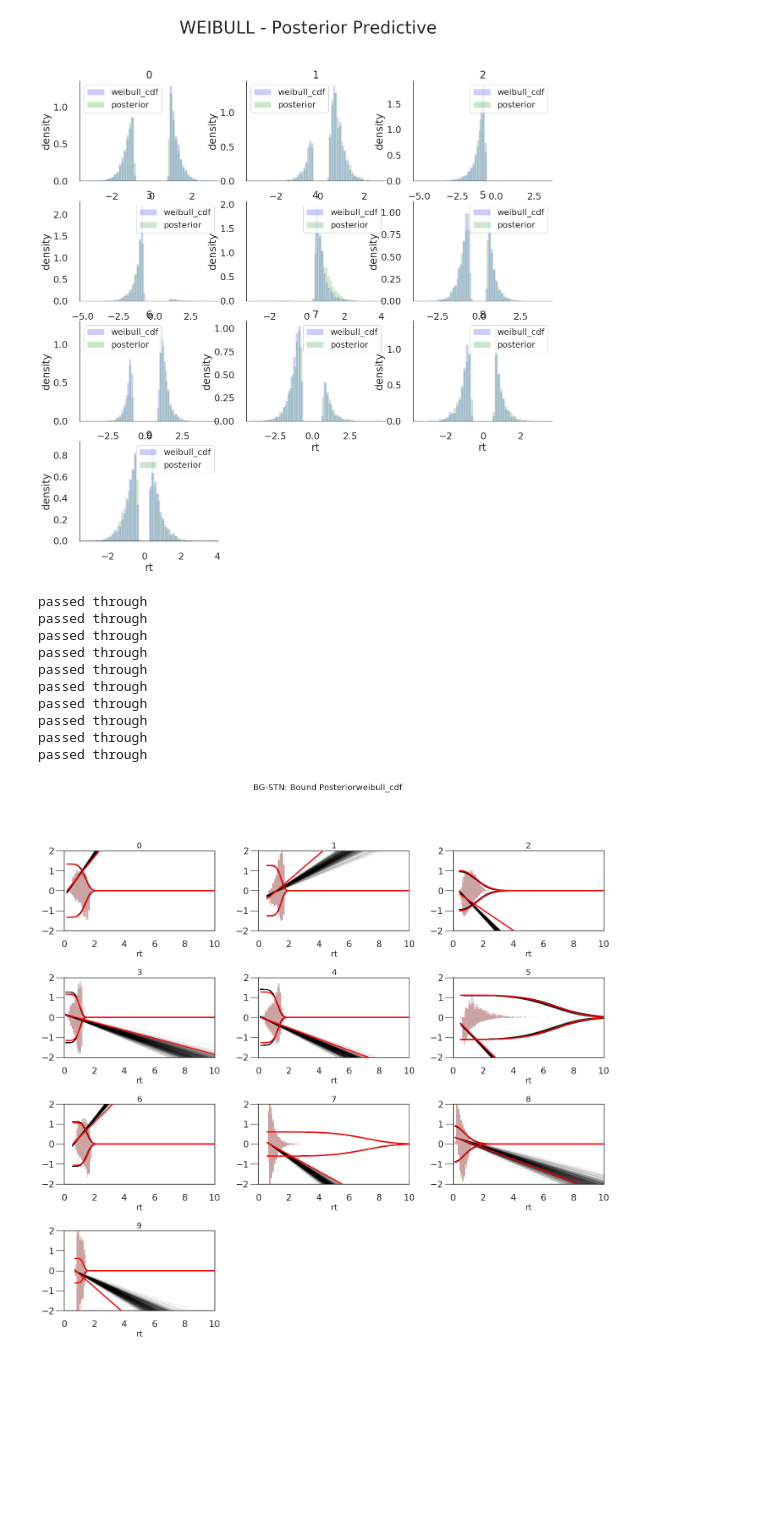
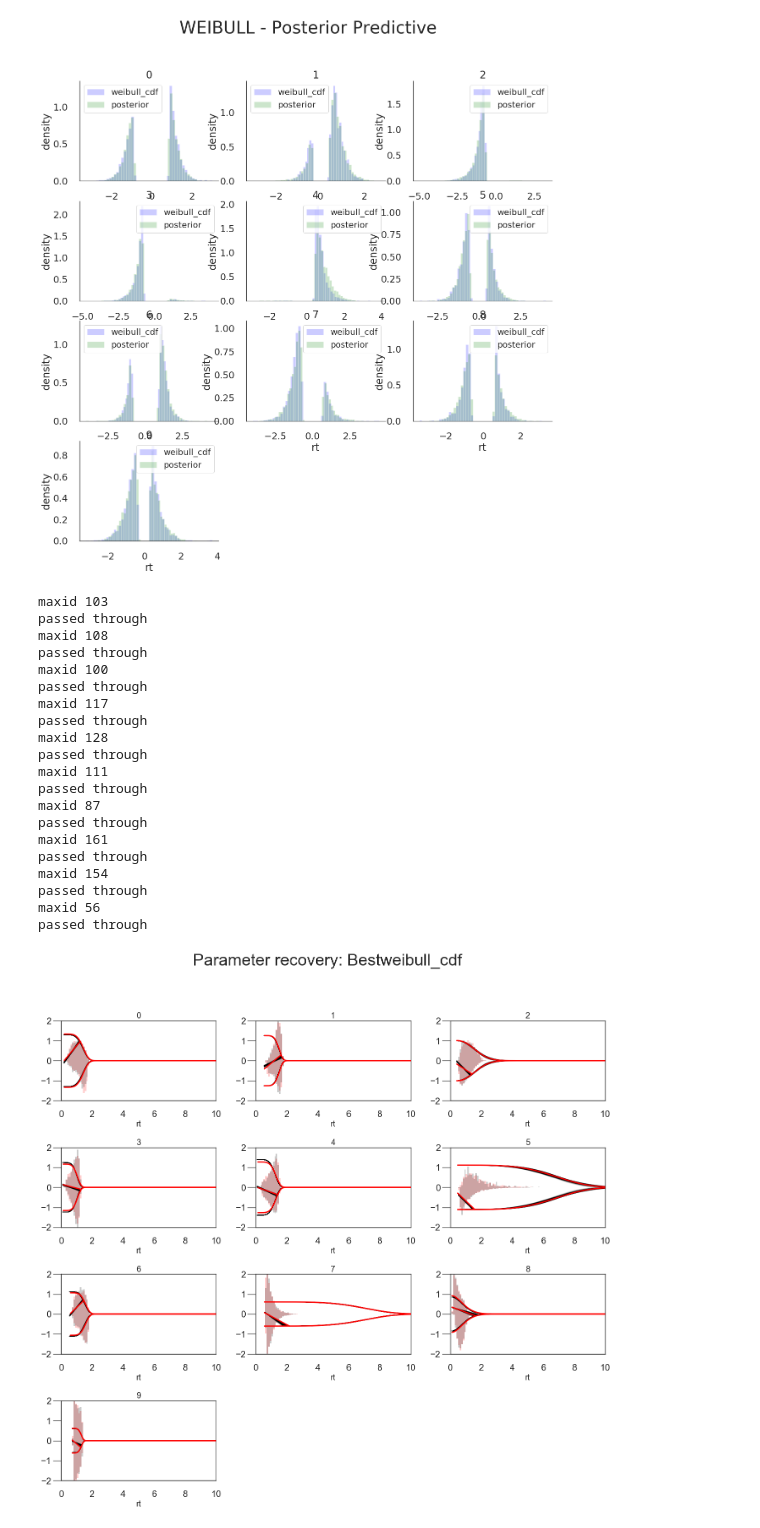
Before and after one commit to AlexanderFengler/nn_likelihoods, a Jupyter notebook: visualize_posterior_plots.ipynb, the cells around one changed output. Drawn from its saved outputs; the diff is of its cells as text; code cells hidden in the pictures; blank space fills up the shorter version.

```diff
--- a/visualize_posterior_plots.ipynb
+++ b/visualize_posterior_plots.ipynb
@@ -990,7 +978,7 @@ def bgn_boundary_posterior_plot(ax_titles = ['hi-hi', 'hi-lo', 'hi-mid', 'lo-hi'
                            figsize = (20, 20),
                            sharex = False,
                            sharey = False)
-    my_suptitle = fig.suptitle(title + model, fontsize = 20)
+    my_suptitle = fig.suptitle(title + model, fontsize = 40)
     sns.despine(right = True)
 
     t_s = np.arange(0, max_t, 0.01)
@@ -1123,8 +1111,15 @@ def bgn_boundary_posterior_plot(ax_titles = ['hi-hi', 'hi-lo', 'hi-mid', 'lo-hi'
                                       t_s + posterior_parameters[i, idx[j], 3], -b, 'black',
                                       alpha = 0.05,
                                       zorder = 1000)
-            ax[row_tmp, col_tmp].plot(t_s + posterior_parameters[i, idx[j], 3],
-                                      start_point_tmp + slope_tmp * t_s,
+
+            for m in range(len(t_s)):
+                if (start_point_tmp + (slope_tmp * t_s[m])) > b[m] or (start_point_tmp + (slope_tmp * t_s[m])) < -b[m]:
+                    maxid = m
+                    break
+                maxid = m
+
+            ax[row_tmp, col_tmp].plot(t_s[:maxid] + posterior_parameters[i, idx[j], 3],
+                                      start_point_tmp + slope_tmp * t_s[:maxid],
                                       'black',
                                       alpha = 0.05,
                                       zorder = 1000)
@@ -1146,11 +1141,21 @@ def bgn_boundary_posterior_plot(ax_titles = ['hi-hi', 'hi-lo', 'hi-mid', 'lo-hi'
                                   alpha = 1,
                                   linewidth = 3,
                                   zorder = 1000)
-        ax[row_tmp, col_tmp].plot(t_s + data[i, 3],
-                                  start_point_tmp + slope_tmp * t_s,
-                                  'red', alpha = 1,
+
+        for m in range(len(t_s)):
+            if (start_point_tmp + (slope_tmp * t_s[m])) > b[m] or (start_point_tmp + (slope_tmp * t_s[m])) < -b[m]:
+                maxid = m
+                break
+            maxid = m
+
+        print('maxid', maxid)
+        ax[row_tmp, col_tmp].plot(t_s[:maxid] + data[i, 3],
+                                  start_point_tmp + slope_tmp * t_s[:maxid],
+                                  'red',
+                                  alpha = 1,
                                   linewidth = 3,
                                   zorder = 1000)
+
         ax[row_tmp, col_tmp].set_zorder(ax_tmp.get_zorder() + 1)
         ax[row_tmp, col_tmp].patch.set_visible(False)
         print('passed through')
@@ -1181,29 +1186,39 @@ def bgn_boundary_posterior_plot(ax_titles = ['hi-hi', 'hi-lo', 'hi-mid', 'lo-hi'
         return plt.show()
 # %%
 bgn_boundary_posterior_plot(ax_titles = [str(i) for i in range(10)],
-                                title = 'BG-STN: Bound Posterior',
+                                title = 'Parameter recovery: Best',
                                 posterior_parameters = dat_total[1][bottom_idx, 5000:, :],
                                 data = dat_total[0][bottom_idx, :],
                                 cols = 3,
                                 model = 'weibull_cdf',
                                 figure_name = 'bg_posterior_bounds',
                                 n_post_params = 500,
                                 samples_by_param = 10,
                                 max_t = 10,
                                 show = True,
                                 save = False)
 # %% [output]
+maxid 103
 passed through
+maxid 108
 passed through
+maxid 100
 passed through
+maxid 117
 passed through
+maxid 128
 passed through
+maxid 111
 passed through
+maxid 87
 passed through
+maxid 161
 passed through
+maxid 154
 passed through
+maxid 56
 passed through
-[figure, old version]
+[figure, new version]
 # %%
 bgn_boundary_posterior_plot(ax_titles = [str(i) for i in range(10)],
                                 title = 'BG-STN: Bound Posterior',
```
Also changed, not shown: parts of 7 cells of this notebook, 8 other files.
